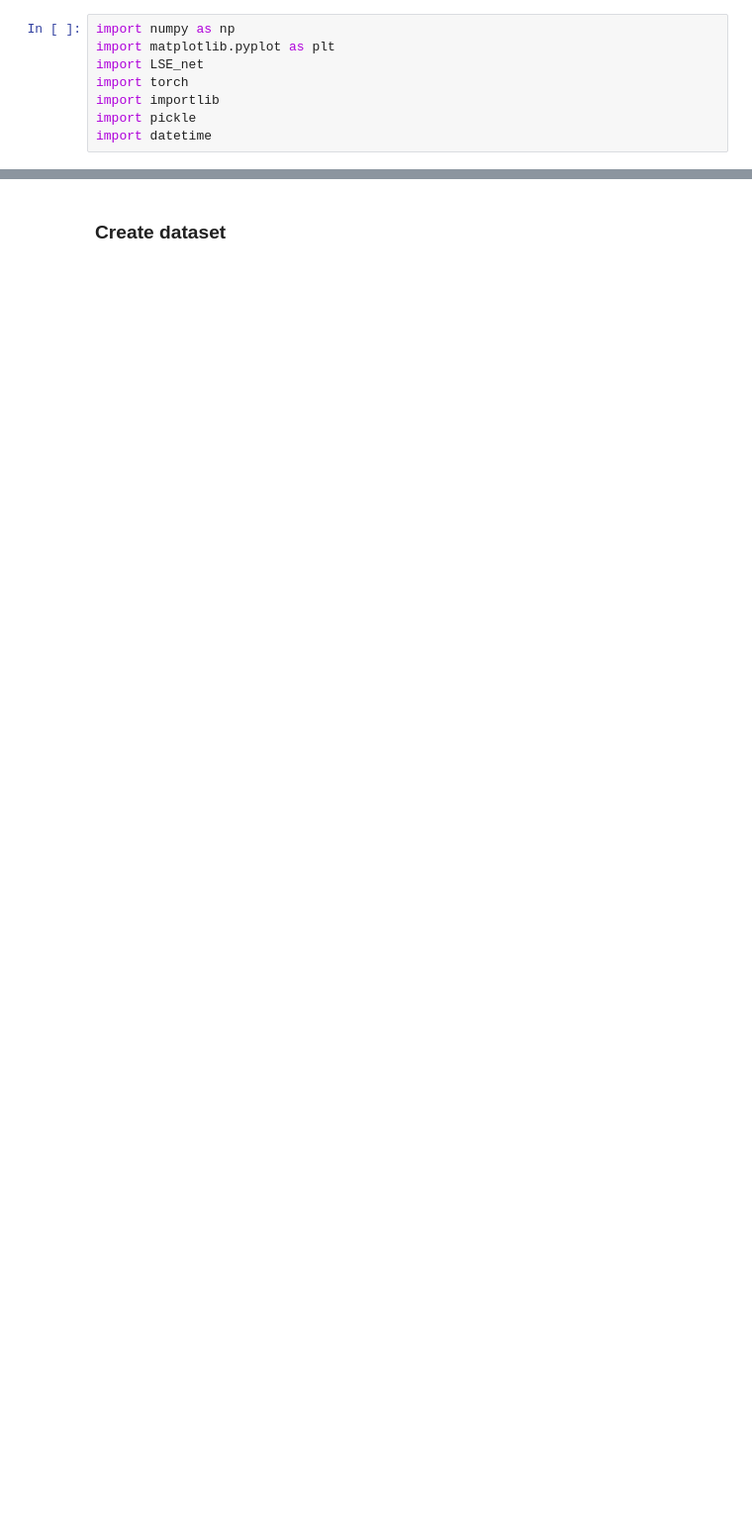
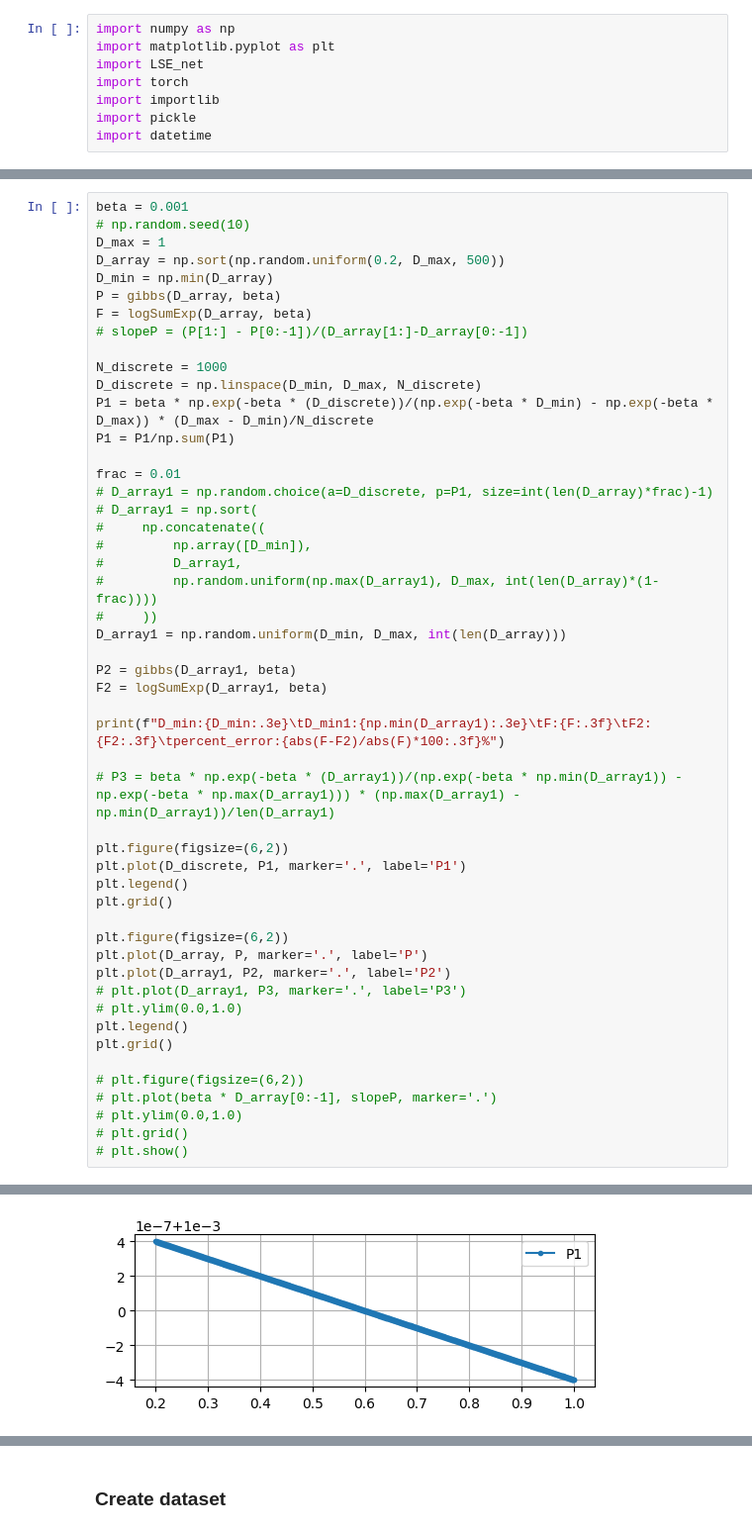
Before and after one commit to salar96/LearningFLPO, a Jupyter notebook: learn_LSE.ipynb, the cells around one changed output, grey strips where cells are left out. Shown at 99% size. Drawn from its saved outputs; the diff is of its cells as text; blank space fills up the shorter version.

```diff
--- a/learn_LSE.ipynb
+++ b/learn_LSE.ipynb
@@ -52,0 +36,51 @@ plt.show()
+# %%
+beta = 0.001
+# np.random.seed(10)
+D_max = 1
+D_array = np.sort(np.random.uniform(0.2, D_max, 500))
+D_min = np.min(D_array)
+P = gibbs(D_array, beta)
+F = logSumExp(D_array, beta)
+# slopeP = (P[1:] - P[0:-1])/(D_array[1:]-D_array[0:-1])
+
+N_discrete = 1000
+D_discrete = np.linspace(D_min, D_max, N_discrete)
+P1 = beta * np.exp(-beta * (D_discrete))/(np.exp(-beta * D_min) - np.exp(-beta * D_max)) * (D_max - D_min)/N_discrete
+P1 = P1/np.sum(P1)
+
+frac = 0.01
+# D_array1 = np.random.choice(a=D_discrete, p=P1, size=int(len(D_array)*frac)-1)
+# D_array1 = np.sort(
+#     np.concatenate((
+#         np.array([D_min]),
+#         D_array1,
+#         np.random.uniform(np.max(D_array1), D_max, int(len(D_array)*(1-frac))))
+#     ))
+D_array1 = np.random.uniform(D_min, D_max, int(len(D_array)))
+
+P2 = gibbs(D_array1, beta)
+F2 = logSumExp(D_array1, beta)
+
+print(f"D_min:{D_min:.3e}\tD_min1:{np.min(D_array1):.3e}\tF:{F:.3f}\tF2:{F2:.3f}\tpercent_error:{abs(F-F2)/abs(F)*100:.3f}%")
+
+# P3 = beta * np.exp(-beta * (D_array1))/(np.exp(-beta * np.min(D_array1)) - np.exp(-beta * np.max(D_array1))) * (np.max(D_array1) - np.min(D_array1))/len(D_array1)
+
+plt.figure(figsize=(6,2))
+plt.plot(D_discrete, P1, marker='.', label='P1')
+plt.legend()
+plt.grid()
+
+plt.figure(figsize=(6,2))
+plt.plot(D_array, P, marker='.', label='P')
+plt.plot(D_array1, P2, marker='.', label='P2')
+# plt.plot(D_array1, P3, marker='.', label='P3')
+# plt.ylim(0.0,1.0)
+plt.legend()
+plt.grid()
+
+# plt.figure(figsize=(6,2))
+# plt.plot(beta * D_array[0:-1], slopeP, marker='.')
+# plt.ylim(0.0,1.0)
+# plt.grid()
+# plt.show()
+# %% [output]
@@ -52,0 +88 @@ plt.show()
+[figure, added]
```
Also changed, not shown: parts of 18 cells of this notebook, 4 other files.
